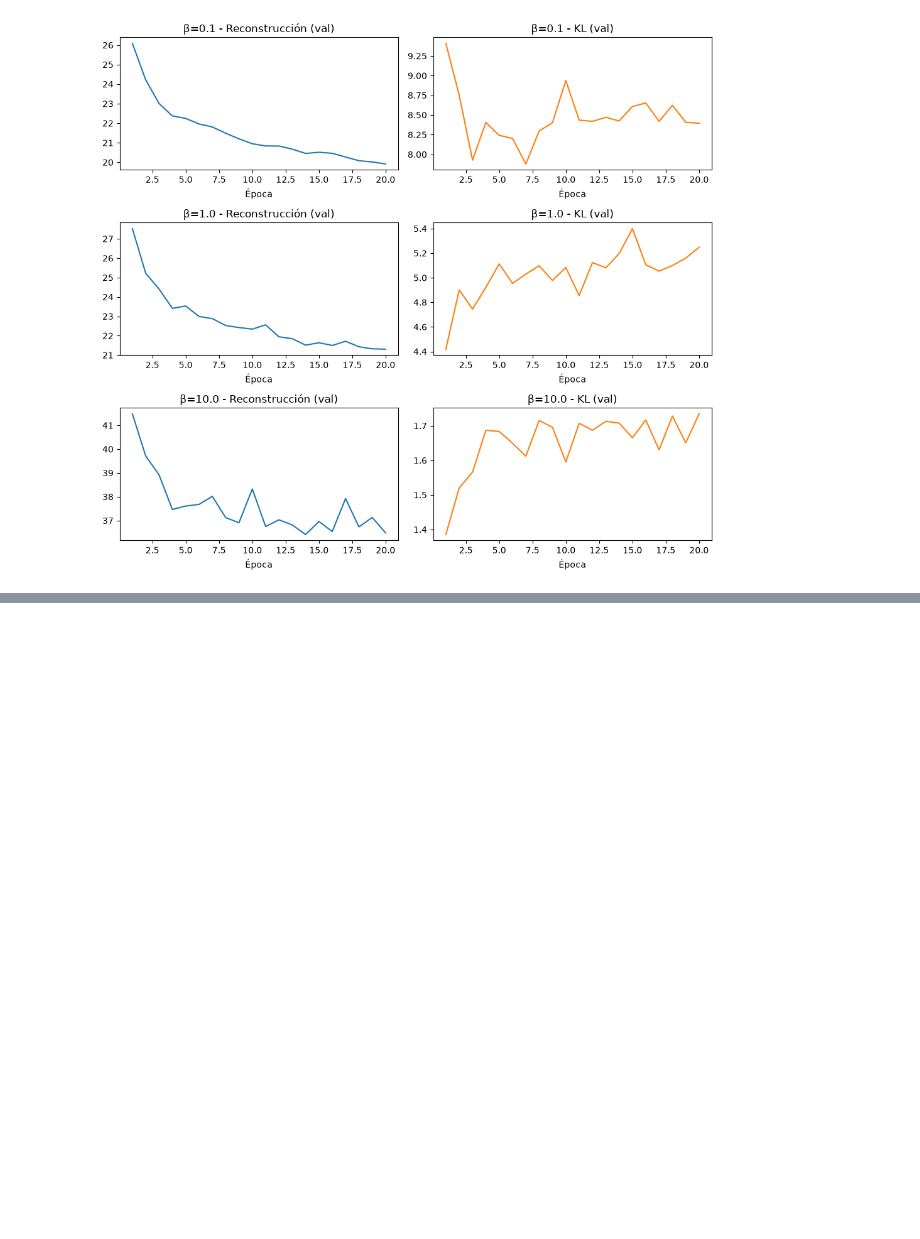
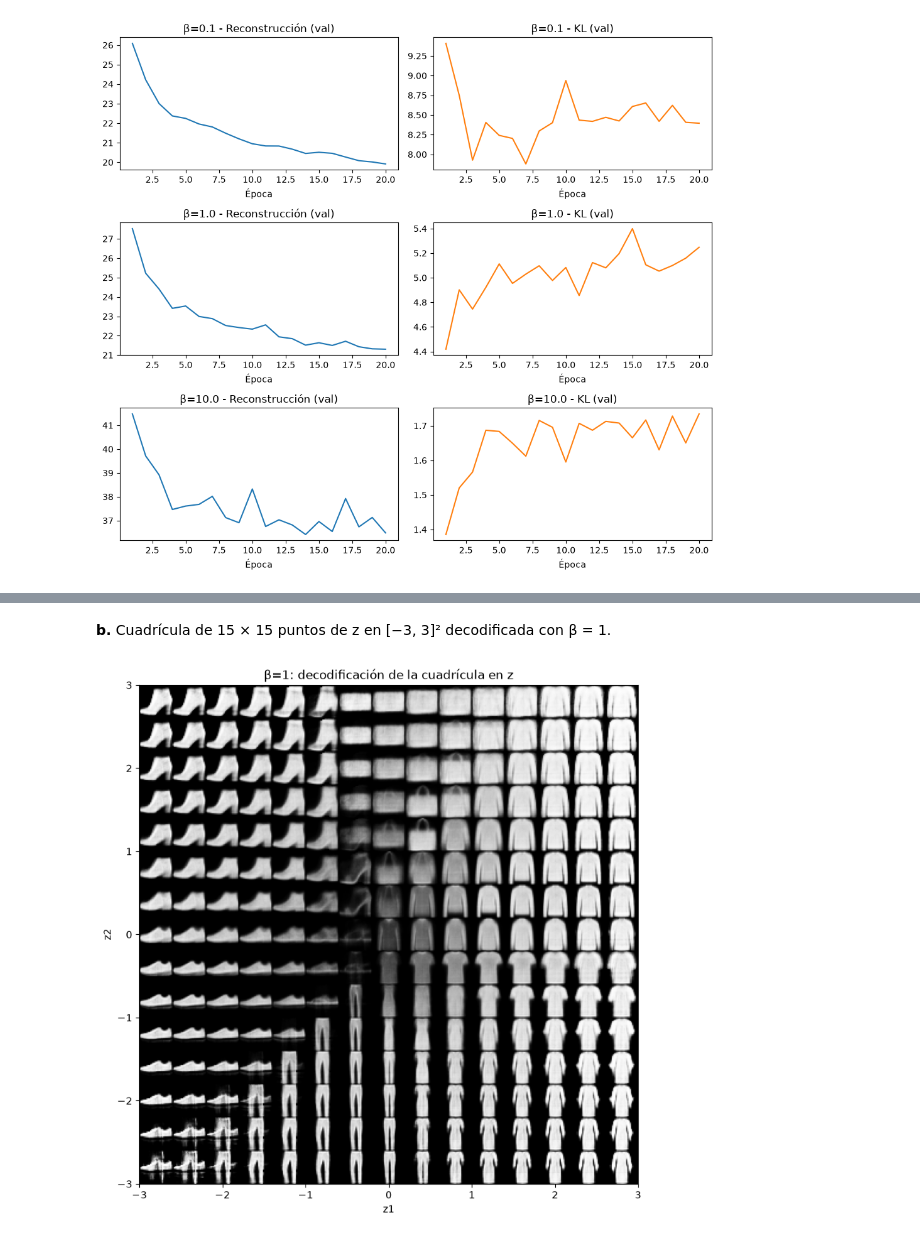
Before and after one commit to JuanDsm04/dl-lab9, a Jupyter notebook: 01-task1-vae-fashion-mnist.ipynb, the cells around one changed output, grey strips where cells are left out. Saved outputs shown, nothing was run; the diff lists cells and outputs as text; code cells hidden in the pictures; blank space fills up the shorter version.

```diff
--- a/01-task1-vae-fashion-mnist.ipynb
+++ b/01-task1-vae-fashion-mnist.ipynb
@@ -128,0 +153,17 @@ beta=10.0: recon=36.48, KL=1.73
+# %% [markdown]
+**b.** Cuadrícula de 15 × 15 puntos de z en [−3, 3]² decodificada con β = 1.
+# %%
+# b. Cuadrícula regular 15x15 en [-3,3]^2 (beta = 1)
+n = 15
+g = torch.linspace(-3, 3, n)
+zy, zx = torch.meshgrid(torch.flip(g, [0]), g, indexing="ij")
+z_grid = torch.stack([zx.reshape(-1), zy.reshape(-1)], dim=1).to(device)
+with torch.no_grad():
+    imgs = models[1.0].dec(z_grid).view(n, n, 28, 28).cpu()
+canvas = imgs.permute(0, 2, 1, 3).reshape(n * 28, n * 28)
+plt.figure(figsize=(9, 9))
+plt.imshow(canvas, cmap="gray", extent=[-3, 3, -3, 3])
+plt.xlabel("z1"); plt.ylabel("z2"); plt.title("β=1: decodificación de la cuadrícula en z")
+plt.show()
+# %% [output]
+[figure, added]
```
Also changed, not shown: parts of 18 cells of this notebook.
